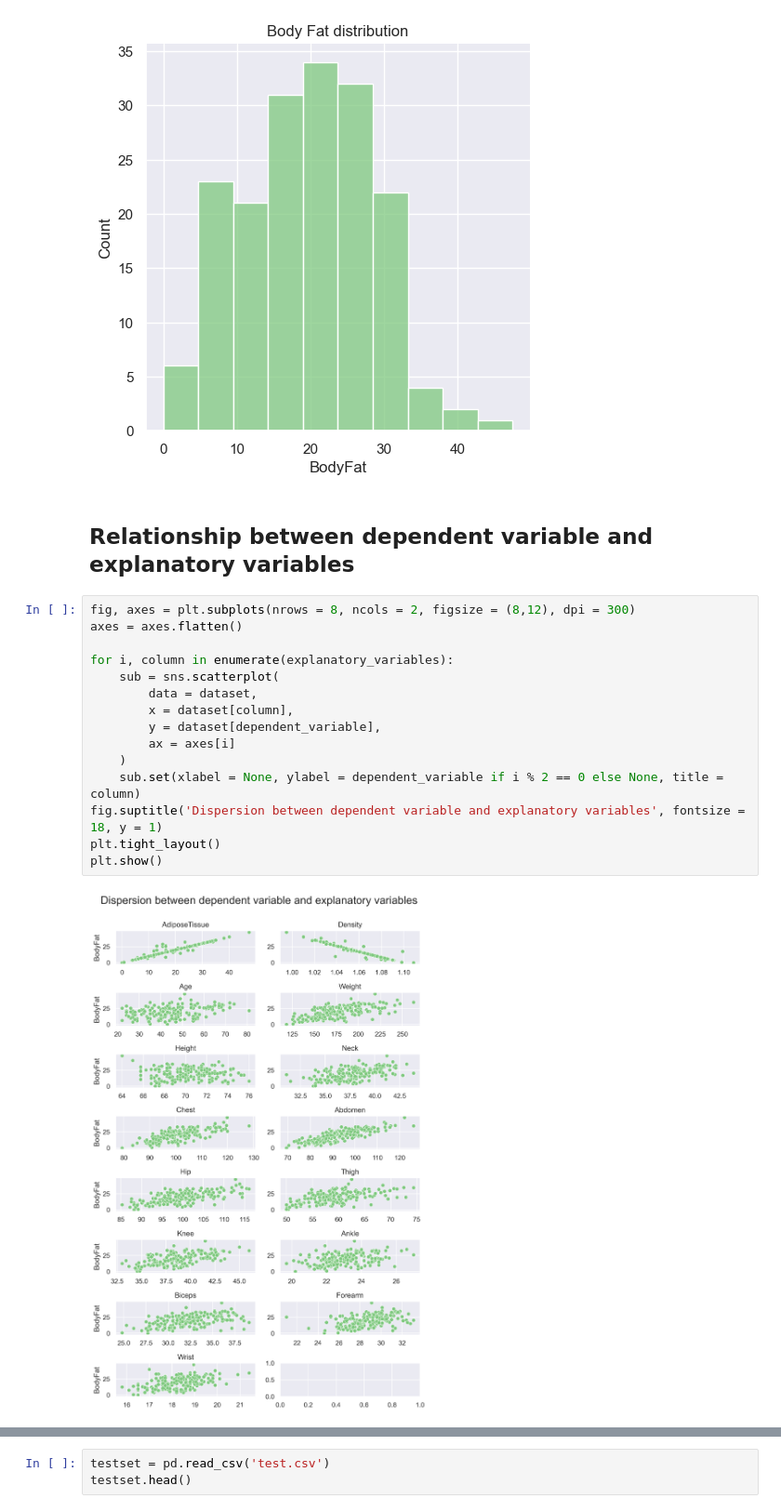
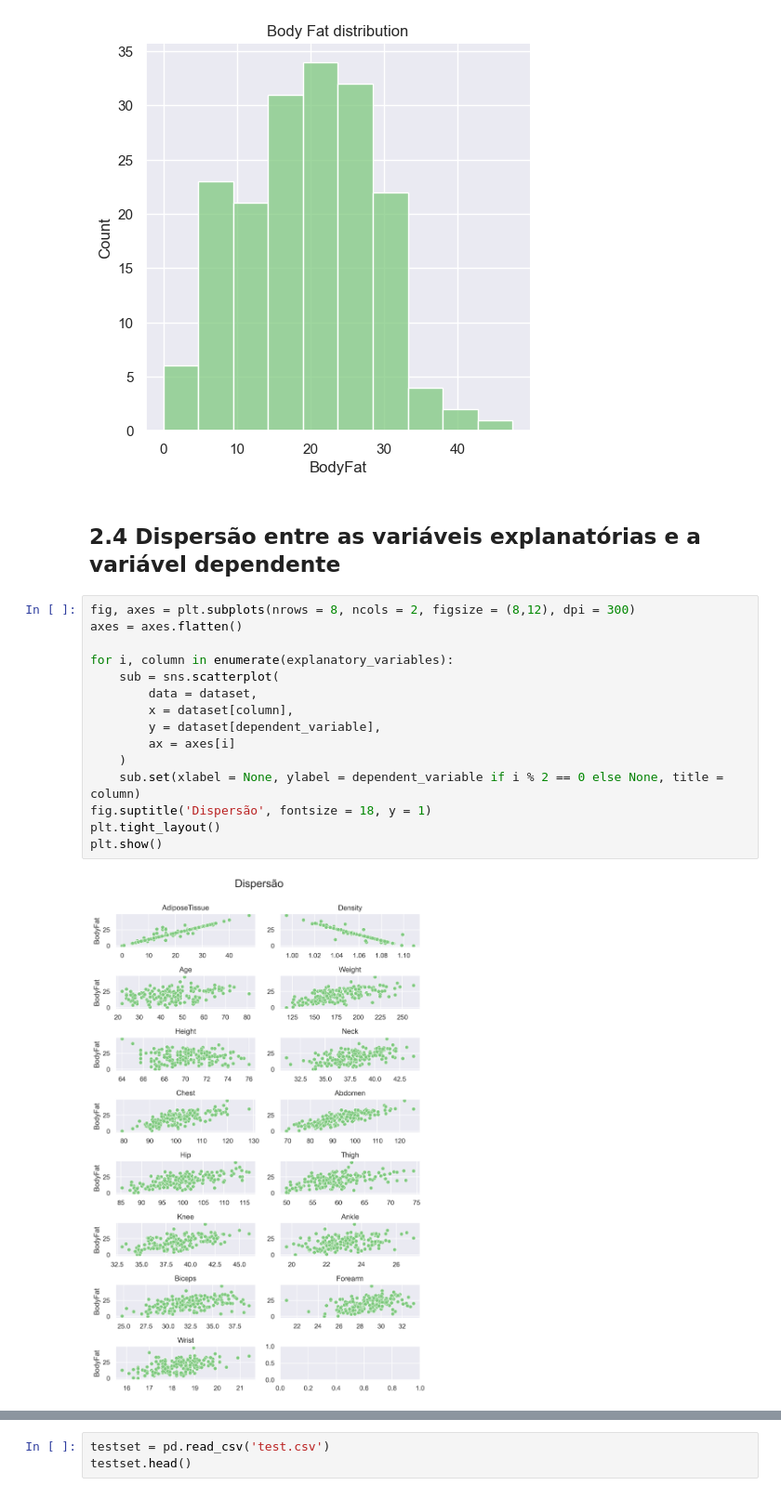
Before and after one commit to gusmendess/fat_prediction, a Jupyter notebook: body-fat-prediction-linear-regression.ipynb, the cells around one changed output, grey strips where cells are left out. Shown at 93% size. Saved outputs shown, nothing was run; the diff lists cells and outputs as text.

```diff
--- a/body-fat-prediction-linear-regression.ipynb
+++ b/body-fat-prediction-linear-regression.ipynb
@@ -349,22 +363,22 @@ ax.set(title = 'Body Fat distribution')
 # %% [output]
 <seaborn.axisgrid.FacetGrid at 0x...>
 [figure]
-# %% [markdown]
-## Relationship between dependent variable and explanatory variables
+# %% [markdown]
+## 2.4 Dispersão entre as variáveis explanatórias e a variável dependente
 # %%
 fig, axes = plt.subplots(nrows = 8, ncols = 2, figsize = (8,12), dpi = 300)
 axes = axes.flatten()
 
 for i, column in enumerate(explanatory_variables):
     sub = sns.scatterplot(
         data = dataset,
         x = dataset[column],
         y = dataset[dependent_variable],
         ax = axes[i]
     )
     sub.set(xlabel = None, ylabel = dependent_variable if i % 2 == 0 else None, title = column)
-fig.suptitle('Dispersion between dependent variable and explanatory variables', fontsize = 18, y = 1)
+fig.suptitle('Dispersão', fontsize = 18, y = 1)
 plt.tight_layout()
 plt.show()
 # %% [output]
-[figure, old version]
+[figure, new version]
```
Also changed, not shown: parts of 50 cells of this notebook.
